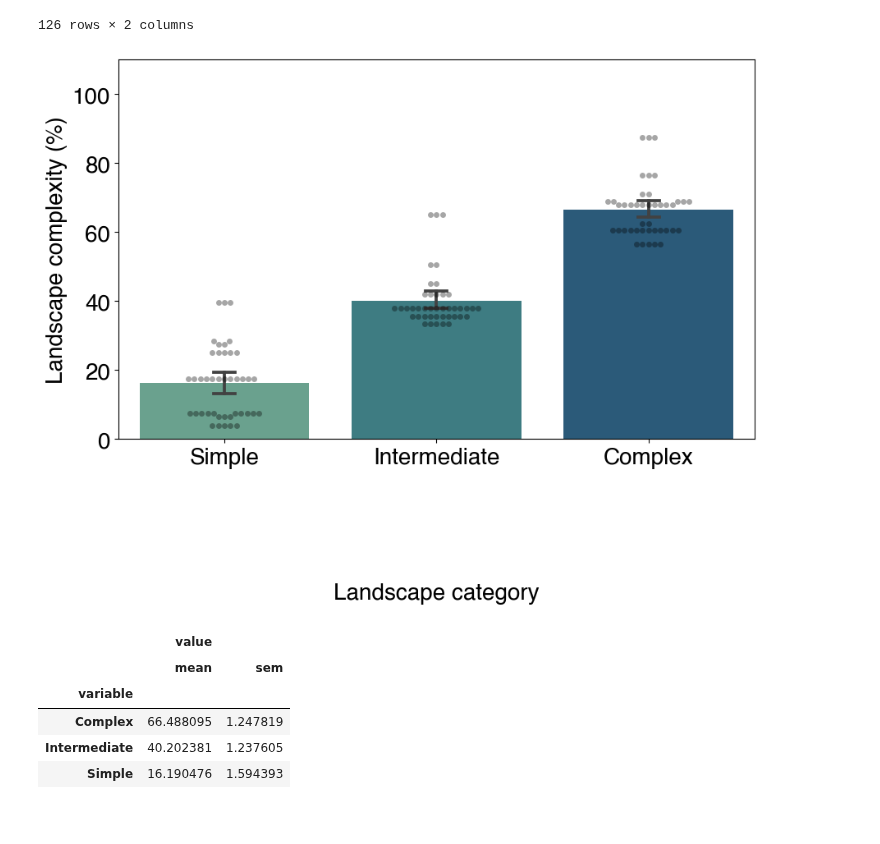
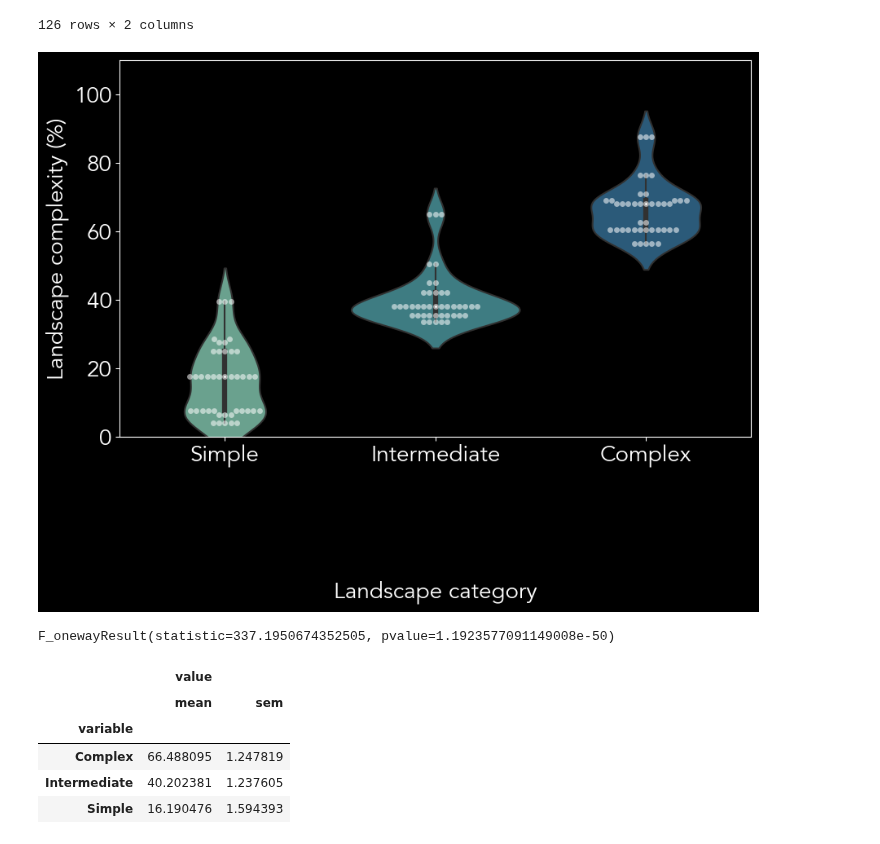
Before and after one commit to chloecho31/cornell, a Jupyter notebook: Literature_Review/lit_review_analysis_for_paper.ipynb, the cells around one changed output. Drawn from its saved outputs; the diff is of its cells as text; code cells hidden in the pictures.

Commit message:
updated graphs

```diff
--- a/Literature_Review/lit_review_analysis_for_paper.ipynb
+++ b/Literature_Review/lit_review_analysis_for_paper.ipynb
@@ -15,8 +15,8 @@ from statsmodels.stats.multicomp import pairwise_tukeyhsd
 from matplotlib.patches import Patch
 
 
-plt.rcParams['font.sans-serif'] = ['Helvetica']
-plt.style.use('default')
+plt.rcParams['font.sans-serif'] = ['Avenir']
+plt.style.use('dark_background')
 plt.rcParams.update({'font.size': 16})
 # %% [markdown]
 # Read Data
@@ -195,14 +195,14 @@ landscape_europe
 | 257 | Complex | 58.5 |
 258 rows × 2 columns
 # %%
-plt.rcParams['font.sans-serif'] = ['Helvetica']
+plt.rcParams['font.sans-serif'] = ['Avenir']
 plt.rcParams.update({'font.size': 20})
 plt.figure(figsize=(10,6))
 
 landscape_europe = landscape_europe.dropna()
 
-sns.barplot(x="variable", y="value", data=landscape_europe, capsize=.1, errorbar=('ci', 95), palette="crest")
-sns.swarmplot(x="variable", y="value", data=landscape_europe, color="0", alpha=.35)
+sns.violinplot(x="variable", y="value", data=landscape_europe,inner='box', capsize=.1, errorbar=('ci', 95), palette="crest")
+sns.swarmplot(x="variable", y="value", data=landscape_europe, color="1", alpha=.55)
 
 plt.xlabel('Landscape category', labelpad=100)
 plt.ylabel('Landscape complexity (%)')
@@ -242,22 +250,30 @@ landscape_us
 | 125 | Complex | 87.5 |
 126 rows × 2 columns
 # %%
-plt.rcParams['font.sans-serif'] = ['Helvetica']
+plt.rcParams['font.sans-serif'] = ['Avenir']
 plt.rcParams.update({'font.size': 20})
 plt.figure(figsize=(10,6))
 
 landscape_us = landscape_us.dropna()
 
-sns.barplot(x="variable", y="value", data=landscape_us, capsize=.1, errorbar=('ci', 95), palette="crest")
-sns.swarmplot(x="variable", y="value", data=landscape_us, color="0", alpha=.35)
+sns.violinplot(x="variable", y="value", data=landscape_us, capsize=.1, errorbar=('ci', 95), palette="crest")
+sns.swarmplot(x="variable", y="value", data=landscape_us, color="1", alpha=.55)
 
 plt.xlabel('Landscape category', labelpad=100)
 plt.ylabel('Landscape complexity (%)')
 plt.ylim(0,110)
 
 plt.show()
 # %% [output]
-[figure, old version]
+[figure, new version]
+# %%
+group1 = landscape_us.loc[landscape_us['variable'] == 'Simple']['value'].dropna()
+group2 = landscape_us.loc[landscape_us['variable'] == 'Intermediate']['value'].dropna()
+group3 = landscape_us.loc[landscape_us['variable'] == 'Complex']['value'].dropna()
+
+f_oneway(group1, group2, group3)
+# %% [output]
+F_onewayResult(statistic=337.1950674352505, pvalue=1.1923577091149008e-50)
 # %%
 landscape_us.groupby('variable').agg(['mean', 'sem'])
 # %% [output]
```
Also changed, not shown: parts of 4 cells of this notebook, 15 other files.
